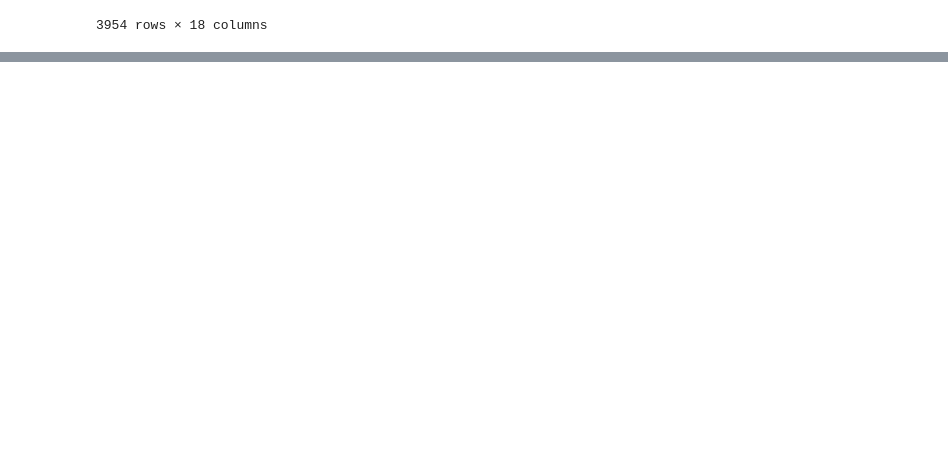
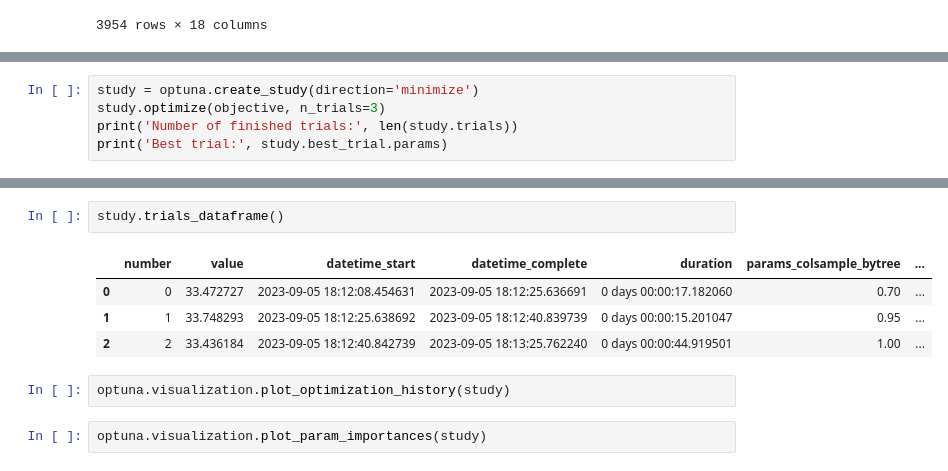
Before and after one commit to AnMyeongGyu/dacon_new_drug, a Jupyter notebook: 01_base_model.ipynb, the cells around one changed output, grey strips where cells are left out. Drawn from its saved outputs; the diff is of its cells as text; blank space fills up the shorter version.

```diff
--- a/01_base_model.ipynb
+++ b/01_base_model.ipynb
@@ -363,0 +533,5 @@ df_train_target
+# %%
+study = optuna.create_study(direction='minimize')
+study.optimize(objective, n_trials=3)
+print('Number of finished trials:', len(study.trials))
+print('Best trial:', study.best_trial.params)
@@ -363,0 +545,11 @@ df_train_target
+# %%
+study.trials_dataframe()
+# %% [output]
+|  | number | value | datetime_start | datetime_complete | duration | params_colsample_bytree | ... |
+| 0 | 0 | 33.472727 | 2023-09-05 18:12:08.454631 | 2023-09-05 18:12:25.636691 | 0 days 00:00:17.182060 | 0.70 | ... |
+| 1 | 1 | 33.748293 | 2023-09-05 18:12:25.638692 | 2023-09-05 18:12:40.839739 | 0 days 00:00:15.201047 | 0.95 | ... |
+| 2 | 2 | 33.436184 | 2023-09-05 18:12:40.842739 | 2023-09-05 18:13:25.762240 | 0 days 00:00:44.919501 | 1.00 | ... |
+# %%
+optuna.visualization.plot_optimization_history(study)
+# %%
+optuna.visualization.plot_param_importances(study)
```
Also changed, not shown: parts of 23 cells of this notebook, 2 other files.
